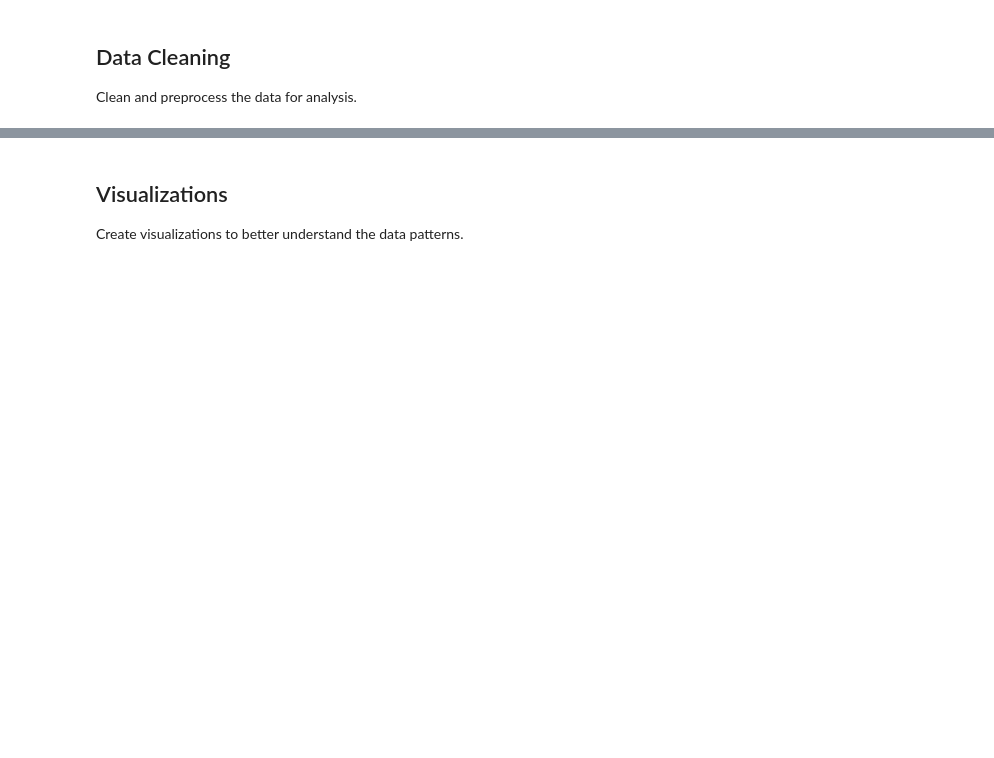
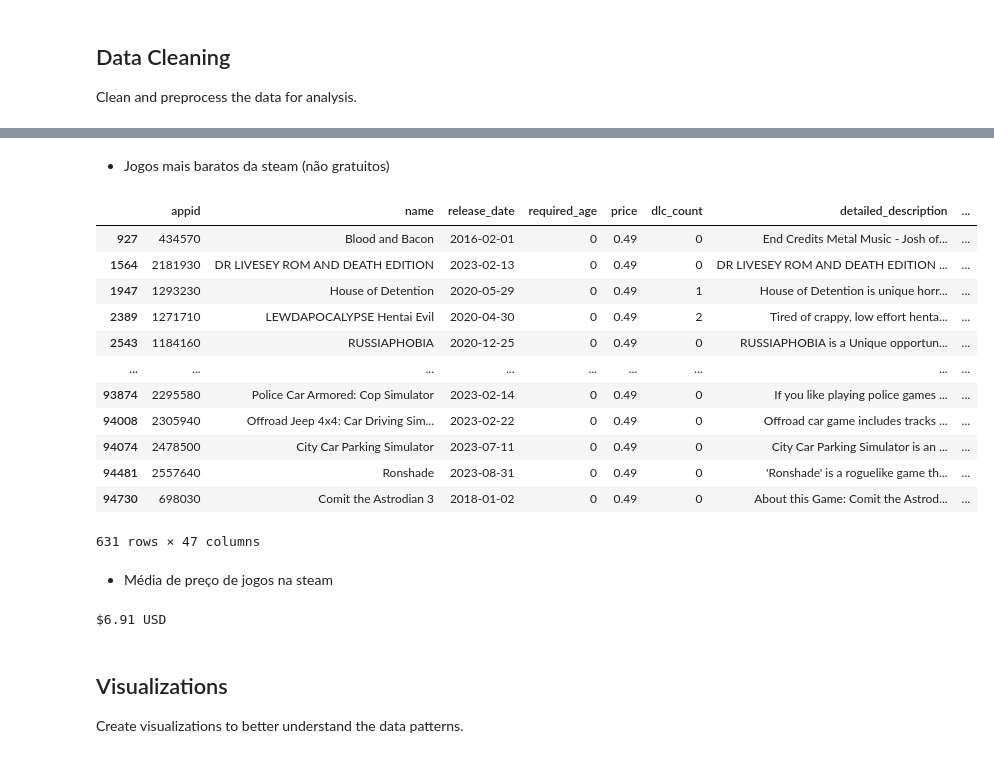
Before and after one commit to JoseVColino/Steam_Stats_EDA_Dashboard, a Jupyter notebook: notebooks/01_steam_eda.ipynb, the cells around one changed output, grey strips where cells are left out. Drawn from its saved outputs; the diff is of its cells as text; code cells hidden in the pictures; blank space fills up the shorter version.

```diff
--- a/notebooks/01_steam_eda.ipynb
+++ b/notebooks/01_steam_eda.ipynb
@@ -49,0 +31,5 @@ Get an overview of the dataset structure and basic statistics.
+# %%
+df = pd.read_csv('../data/raw/games_march2025_full.csv')
+
+# Display basic information
+df.head()
@@ -76,0 +125,26 @@ Perform detailed exploratory analysis of the Steam data.
+# %%
+columns_to_delete = [
+    'detailed_description',
+    'about_the_game',
+    'reviews',
+    'website',
+    'short_description',
+    'support_email',
+    'support_url',
+    'recommendations',
+    'screenshots',
+    'movies',
+    'notes',
+    'num_reviews_total',
+    'num_reviews_recent',
+    'average_playtime_forever',
+    'average_playtime_2weeks',
+    'median_playtime_forever',
+    'median_playtime_2weeks',
+    'packages',
+    'metacritic_url',
+    'achievements',
+    'estimated_owners',
+]
+
+df = df.drop(columns_to_delete, axis=1)
@@ -88,3 +187,28 @@ print(df_clean.columns.tolist())
+# %% [markdown]
+* Jogos mais baratos da steam (não gratuitos)
+# %%
+min_price = df.query('price != 0')['price'].min()
+df[df['price'] == min_price]
+# %% [output]
+|  | appid | name | release_date | required_age | price | dlc_count | detailed_description | ... |
+| 927 | 434570 | Blood and Bacon | 2016-02-01 | 0 | 0.49 | 0 | End Credits Metal Music - Josh of... | ... |
+| 1564 | 2181930 | DR LIVESEY ROM AND DEATH EDITION | 2023-02-13 | 0 | 0.49 | 0 | DR LIVESEY ROM AND DEATH EDITION ... | ... |
+| 1947 | 1293230 | House of Detention | 2020-05-29 | 0 | 0.49 | 1 | House of Detention is unique horr... | ... |
+| 2389 | 1271710 | LEWDAPOCALYPSE Hentai Evil | 2020-04-30 | 0 | 0.49 | 2 | Tired of crappy, low effort henta... | ... |
+| 2543 | 1184160 | RUSSIAPHOBIA | 2020-12-25 | 0 | 0.49 | 0 | RUSSIAPHOBIA is a Unique opportun... | ... |
+| ... | ... | ... | ... | ... | ... | ... | ... | ... |
+| 93874 | 2295580 | Police Car Armored: Cop Simulator | 2023-02-14 | 0 | 0.49 | 0 | If you like playing police games ... | ... |
+| 94008 | 2305940 | Offroad Jeep 4x4: Car Driving Sim... | 2023-02-22 | 0 | 0.49 | 0 | Offroad car game includes tracks ... | ... |
+| 94074 | 2478500 | City Car Parking Simulator | 2023-07-11 | 0 | 0.49 | 0 | City Car Parking Simulator is an ... | ... |
+| 94481 | 2557640 | Ronshade | 2023-08-31 | 0 | 0.49 | 0 | 'Ronshade' is a roguelike game th... | ... |
+| 94730 | 698030 | Comit the Astrodian 3 | 2018-01-02 | 0 | 0.49 | 0 | About this Game: Comit the Astrod... | ... |
+631 rows × 47 columns
+# %% [markdown]
+* Média de preço de jogos na steam
+# %%
+print(f'${df['price'].mean().round(2)} USD')
+# %% [output]
+$6.91 USD
 # %% [markdown]
 ## Visualizations
 
```
Also changed, not shown: parts of 20 cells of this notebook.
